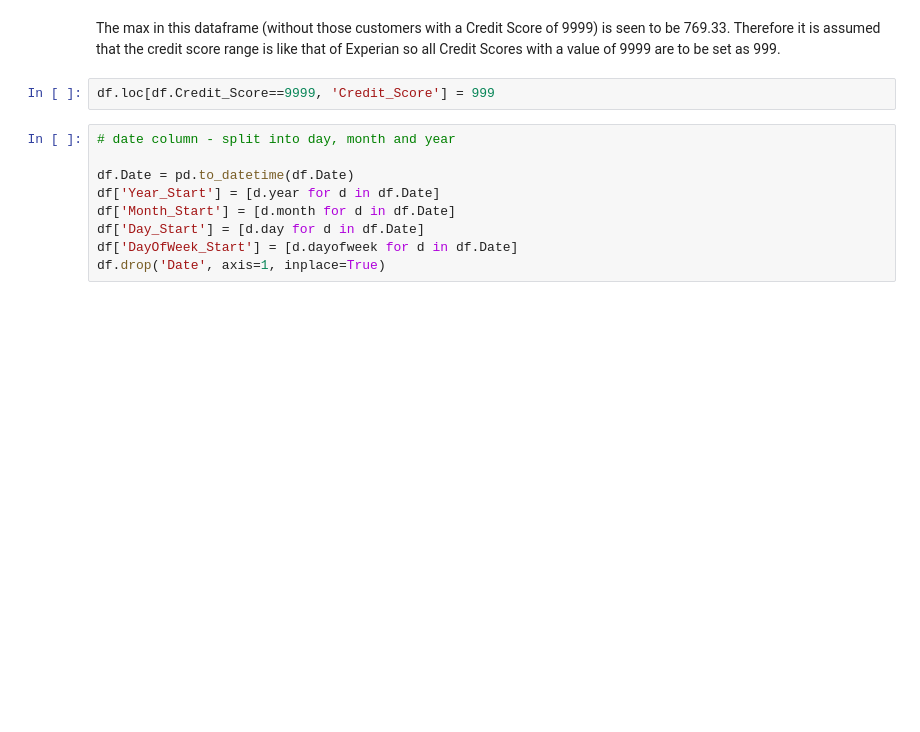
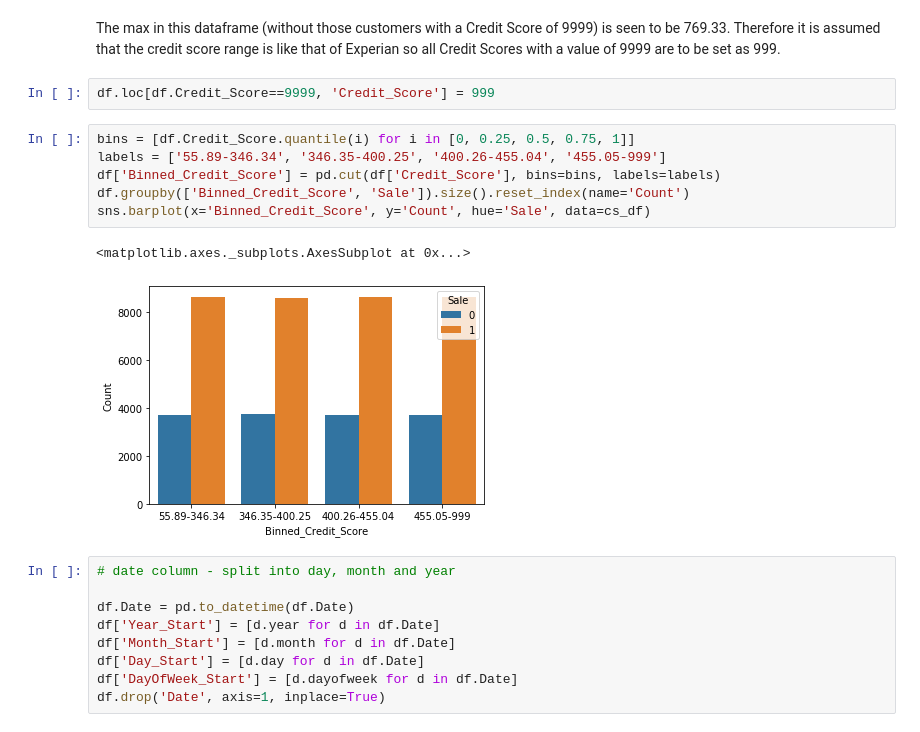
Before and after one commit to shaunmalti/hastings_direct, a Jupyter notebook: Notebook.ipynb, the cells around one changed output. Cells and saved outputs as stored; diff of their text form; blank space fills up the shorter version.

```diff
--- a/Notebook.ipynb
+++ b/Notebook.ipynb
@@ -210,6 +230,15 @@ Name: Credit_Score, dtype: float64
 The max in this dataframe (without those customers with a Credit Score of 9999) is seen to be 769.33. Therefore it is assumed that the credit score range is like that of Experian so all Credit Scores with a value of 9999 are to be set as 999.
 # %%
 df.loc[df.Credit_Score==9999, 'Credit_Score'] = 999
+# %%
+bins = [df.Credit_Score.quantile(i) for i in [0, 0.25, 0.5, 0.75, 1]]
+labels = ['55.89-346.34', '346.35-400.25', '400.26-455.04', '455.05-999']
+df['Binned_Credit_Score'] = pd.cut(df['Credit_Score'], bins=bins, labels=labels)
+df.groupby(['Binned_Credit_Score', 'Sale']).size().reset_index(name='Count')
+sns.barplot(x='Binned_Credit_Score', y='Count', hue='Sale', data=cs_df)
+# %% [output]
+<matplotlib.axes._subplots.AxesSubplot at 0x...>
+[figure, added]
 # %%
 # date column - split into day, month and year
 
```
Also changed, not shown: parts of 42 cells of this notebook.
